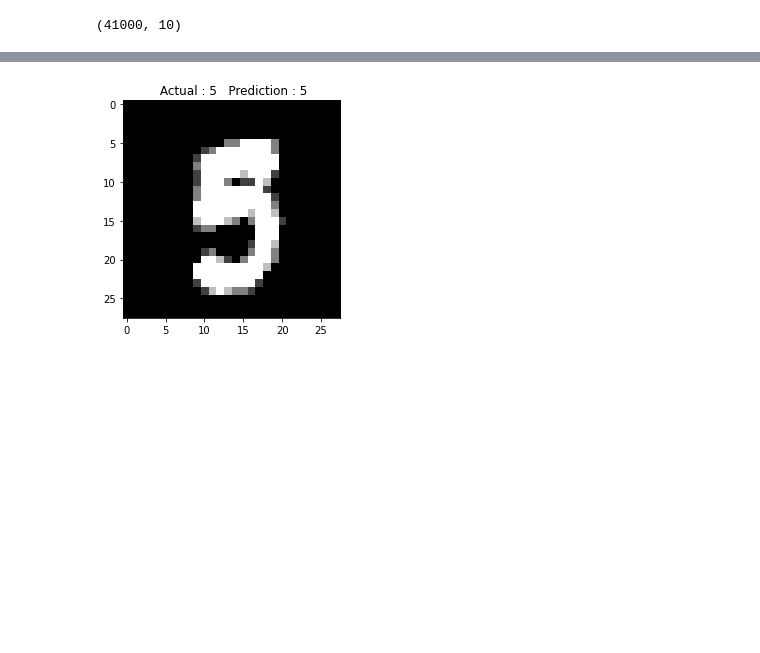
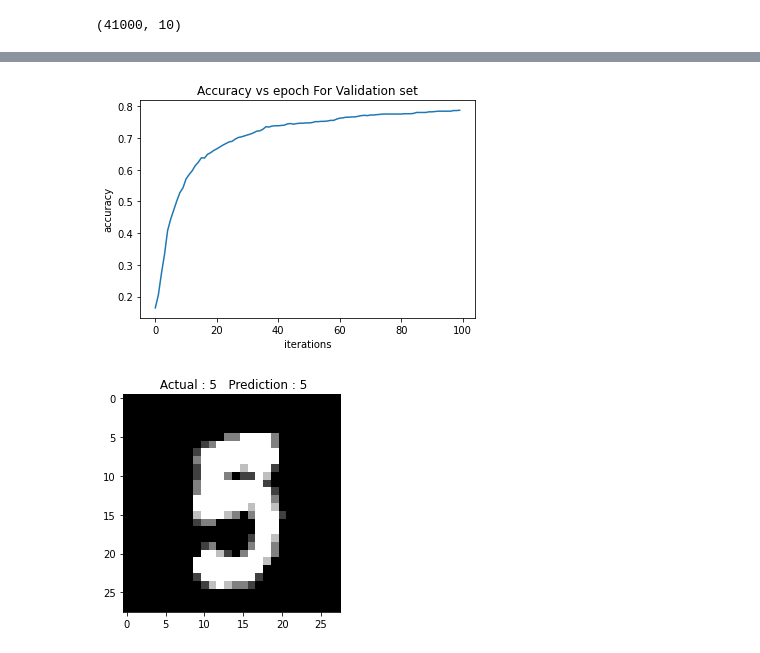
Before and after one commit to Kaustuv-Karki/Data-mining, a Jupyter notebook: NeuralNetwork/neural_network.ipynb, the cells around one changed output, grey strips where cells are left out. Cells and saved outputs as stored; diff of their text form; code cells hidden in the pictures; blank space fills up the shorter version.

```diff
--- a/NeuralNetwork/neural_network.ipynb
+++ b/NeuralNetwork/neural_network.ipynb
@@ -278,2 +421,7 @@ Accuracy on test set: 71.70%
+# %%
+plot_accuracy(validation_accuracy, "iterations", "accuracy", "Accuracy vs epoch For Validation set")
+# plt.plot(validation_accuarcy)
+# %% [output]
+[figure, added]
 # %%
 index = int(np.random.random() * test_x.shape[0])
```
Also changed, not shown: parts of 23 cells of this notebook.
